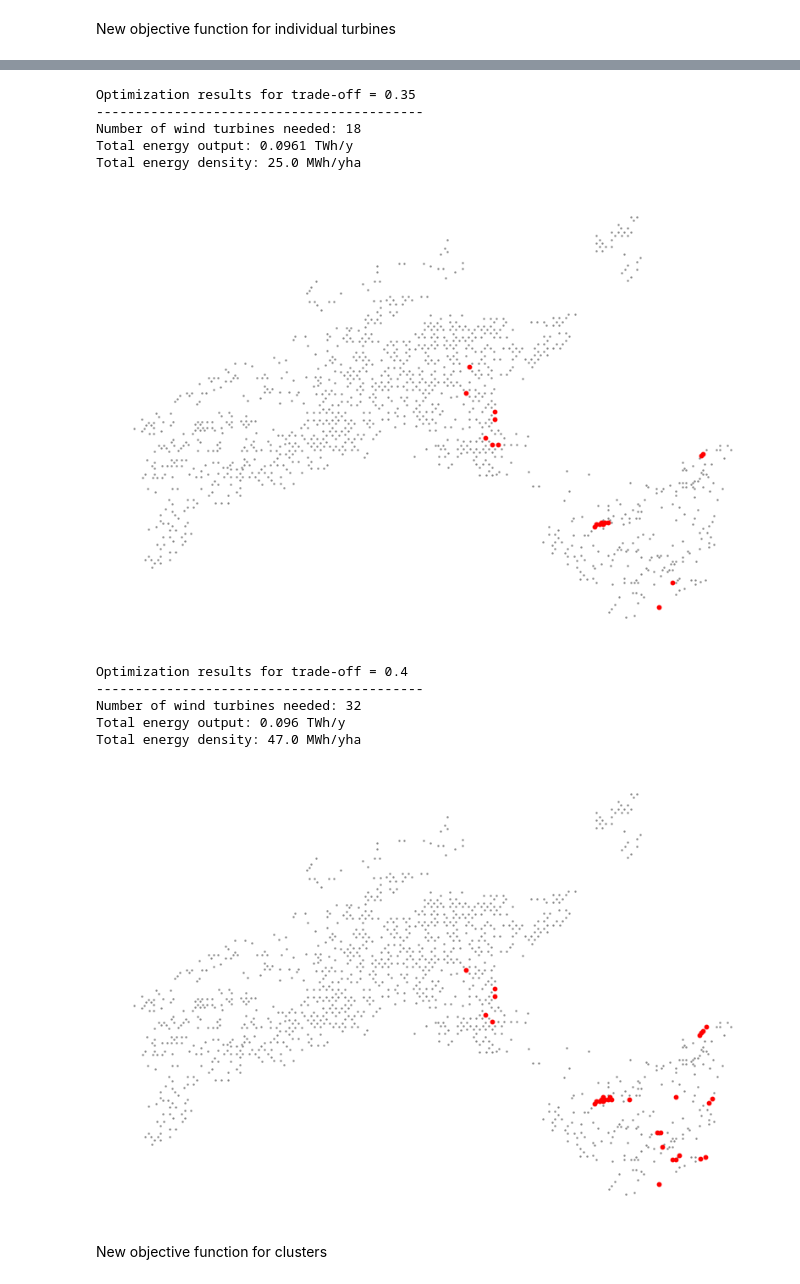
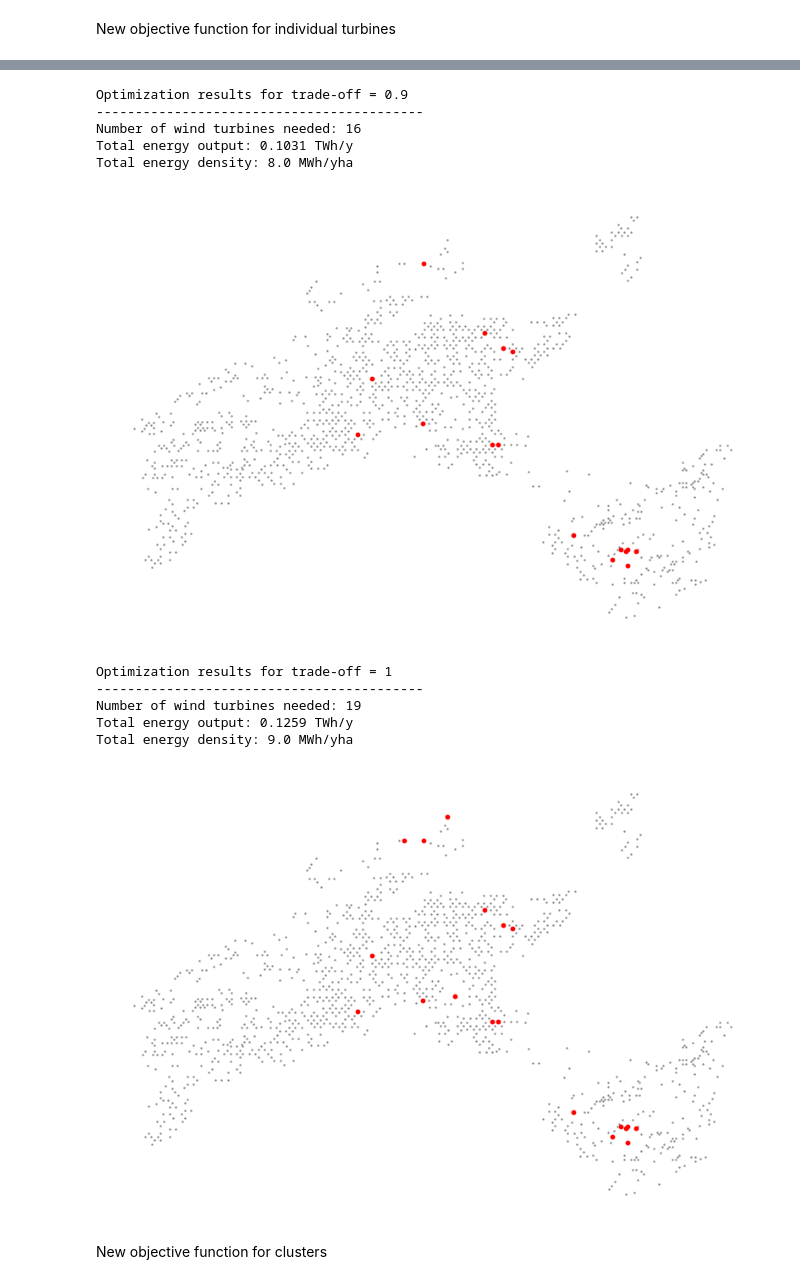
Before and after one commit to percw/Swiss_wind-turbine_optimization, a Jupyter notebook: wind_optimization.ipynb, the cells around one changed output, grey strips where cells are left out. Saved outputs shown, nothing was run; the diff lists cells and outputs as text; code cells hidden in the pictures.

Commit message:
Changing constraints for trade-off optimization

```diff
--- a/wind_optimization.ipynb
+++ b/wind_optimization.ipynb
@@ -1494,10 +1344,15 @@ The solution of the problem is a vector $x$ that satisfies the constraint and ma
 New objective function for individual turbines
 # %%
 def optimize_wind_turbine_placement_on_enr_dens(gdf, trade_offs):
-    reg_nat_threshold = 0
-    unesco_threshold = 300
-    housing_threshold = 400
-    transmission_threshold = 10000
+    #reg_nat_threshold = 0
+    #unesco_threshold = 300
+    #housing_threshold = 400
+    #transmission_threshold = 10000
+
+    reg_nat_threshold = 2000
+    unesco_threshold = 2000
+    housing_threshold = 650
+    transmission_threshold = 2000
 
     selected_locations = []
     print(f'\n\nOptimizing for trade-offs = {trade_offs}')
@@ -1533,6 +1388,7 @@ def optimize_wind_turbine_placement_on_enr_dens(gdf, trade_offs):
         objective = solver.Objective()
         for i in range(len(gdf)):
             objective.SetCoefficient(x[i], trade_off * gdf.ENER_DENS[i] - (1 - trade_off) * 1)
+            #objective.SetCoefficient(x[i], gdf.ENER_DENS[i] - trade_off * 1)
         objective.SetMaximization()
 
         status = solver.Solve()
@@ -1562,6 +1418,6 @@ def optimize_wind_turbine_placement_on_enr_dens(gdf, trade_offs):
             print('The problem does not have an optimal solution.')
     return selected_locations
 
-trade_offs = [0.1, 0.25, 0.35, 0.4]
+trade_offs = [0.5, 0.75, 0.9, 1]
 selected_locations_enr_dens_vaud = optimize_wind_turbine_placement_on_enr_dens(gdf_vaud, trade_offs=trade_offs)
 # %% [output]
@@ -1582,15 +1438,15 @@ Total energy density: 9.0 MWh/yha
-Optimization results for trade-off = 0.35
+Optimization results for trade-off = 0.9
 ------------------------------------------
-Number of wind turbines needed: 18
-Total energy output: 0.0961 TWh/y
-Total energy density: 25.0 MWh/yha
+Number of wind turbines needed: 16
+Total energy output: 0.1031 TWh/y
+Total energy density: 8.0 MWh/yha
-[figure, old version]
+[figure, new version]
-Optimization results for trade-off = 0.4
+Optimization results for trade-off = 1
 ------------------------------------------
-Number of wind turbines needed: 32
-Total energy output: 0.096 TWh/y
-Total energy density: 47.0 MWh/yha
+Number of wind turbines needed: 19
+Total energy output: 0.1259 TWh/y
+Total energy density: 9.0 MWh/yha
-[figure, old version]
+[figure, new version]
 # %% [markdown]
 New objective function for clusters
 # %%
```
Also changed, not shown: parts of 14 cells of this notebook.
